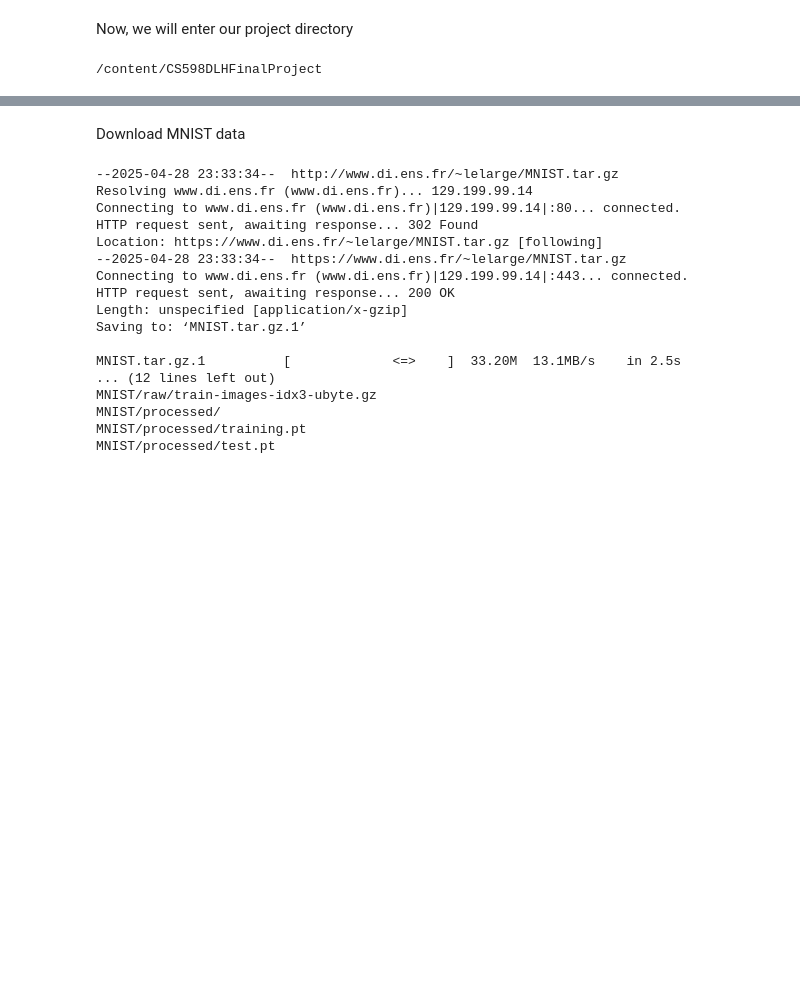
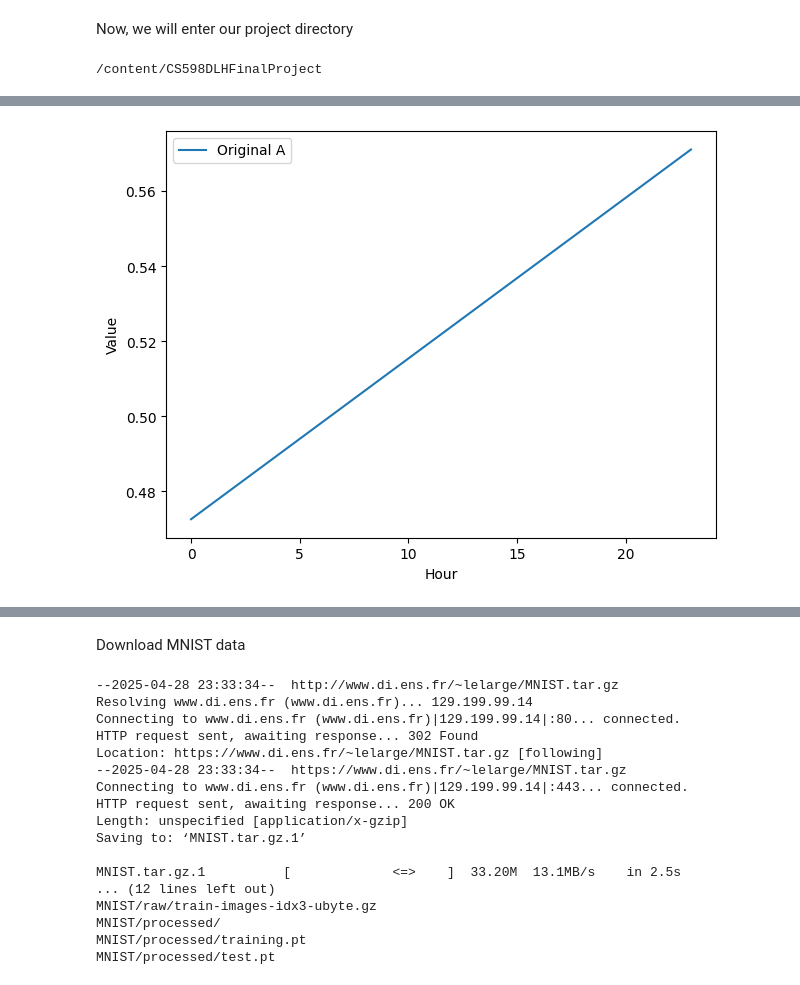
Before and after one commit to zubairlalani/CS598DLHFinalProject, a Jupyter notebook: DLHFinalProject.ipynb, the cells around one changed output, grey strips where cells are left out. Drawn from its saved outputs; the diff is of its cells as text; code cells hidden in the pictures; blank space fills up the shorter version.

```diff
--- a/DLHFinalProject.ipynb
+++ b/DLHFinalProject.ipynb
@@ -62,0 +608,2 @@ class MnistDataloader:
+# %%
+X_TRAIN, YRANK_TRAIN, YINTV_TRAIN = create_pairs(x_train_concat, y_train, 50000)
@@ -62,0 +614,9 @@ class MnistDataloader:
+# %%
+idx = 1
+pairIdx = 80
+patientIdx = 0 # patient A or B in the pair
+m = X_TRAIN[pairIdx][idx][patientIdx]
+y0 = X_TRAIN[pairIdx][idx + 15][patientIdx]
+plot_line(m, y0)
+# %% [output]
+[figure, added]
```
Also changed, not shown: parts of 214 cells of this notebook.
